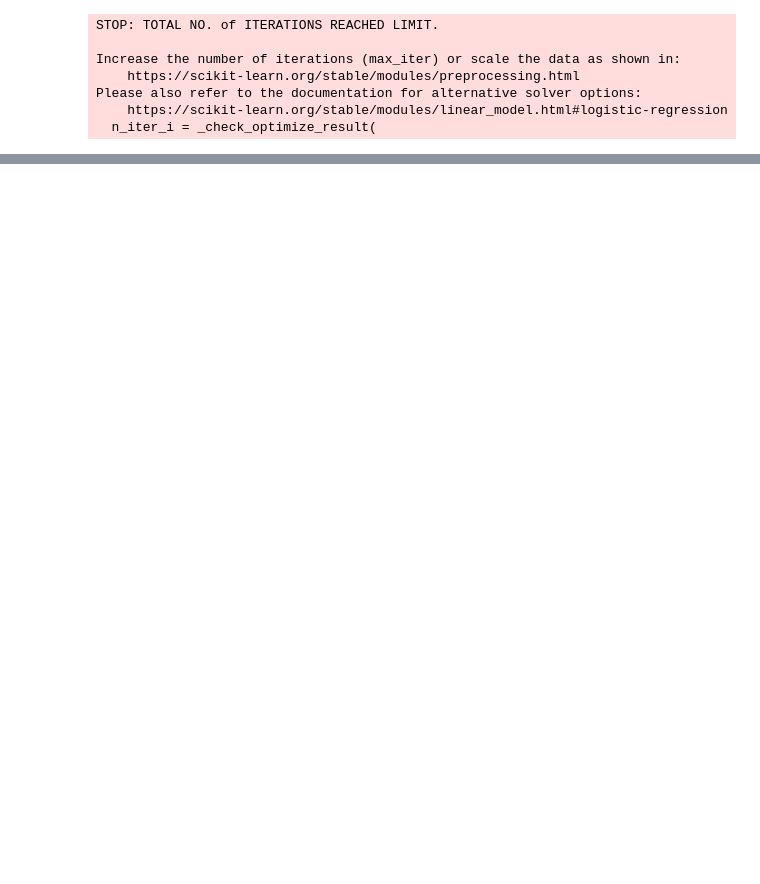
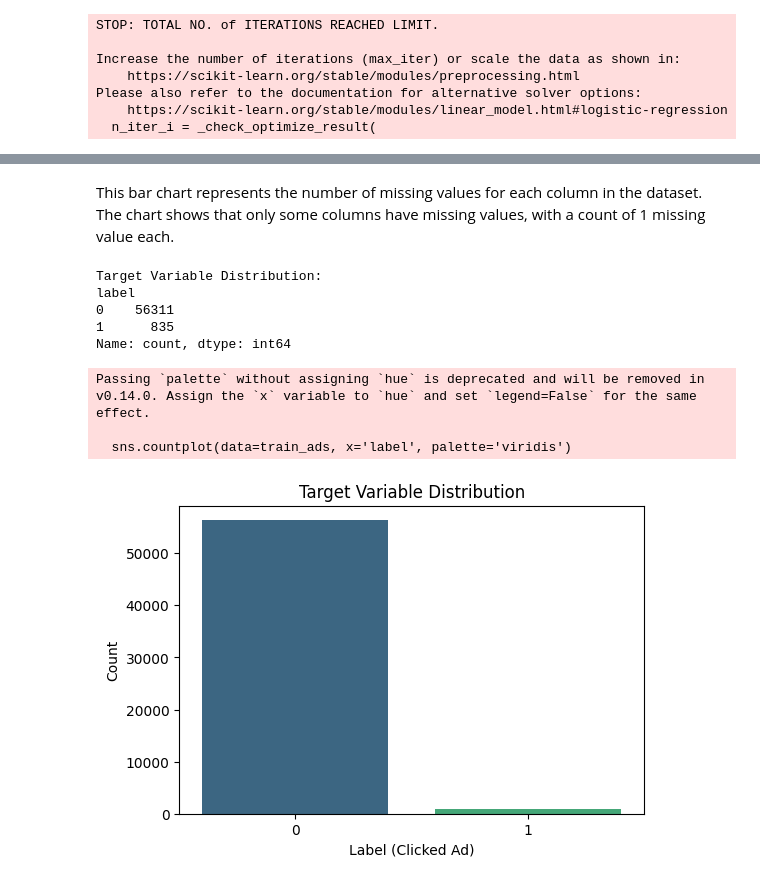
Before and after one commit to ohsono/stats414, a Jupyter notebook: stat414_midterm.ipynb, the cells around one changed output, grey strips where cells are left out. Cells and saved outputs as stored; diff of their text form; code cells hidden in the pictures; blank space fills up the shorter version.

```diff
--- a/stat414_midterm.ipynb
+++ b/stat414_midterm.ipynb
@@ -228,0 +330,24 @@ plt.show()
+# %% [markdown]
+This bar chart represents the number of missing values for each column in the dataset. The chart shows that only some columns have missing values, with a count of 1 missing value each.
+# %%
+#  distribution of the target variable
+print("Target Variable Distribution:")
+print(train_ads['label'].value_counts())
+
+# Boxplot
+plt.figure(figsize=(6, 4))
+sns.countplot(data=train_ads, x='label', palette='viridis')
+plt.title('Target Variable Distribution')
+plt.xlabel('Label (Clicked Ad)')
+plt.ylabel('Count')
+plt.show()
+# %% [output]
+Target Variable Distribution:
+label
+0    56311
+1      835
+Name: count, dtype: int64
+Passing `palette` without assigning `hue` is deprecated and will be removed in v0.14.0. Assign the `x` variable to `hue` and set `legend=False` for the same effect.
+
+  sns.countplot(data=train_ads, x='label', palette='viridis')
+[figure, added]
```
Also changed, not shown: parts of 35 cells of this notebook.
